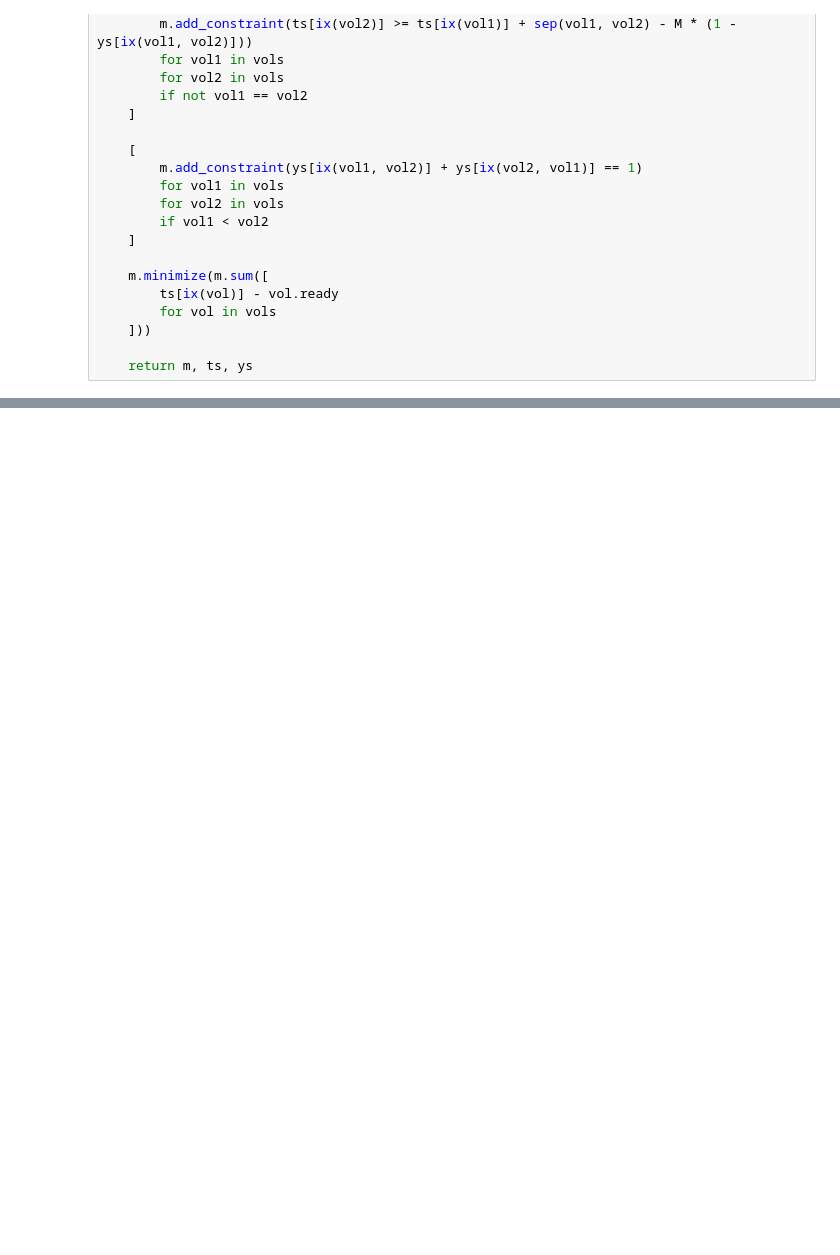
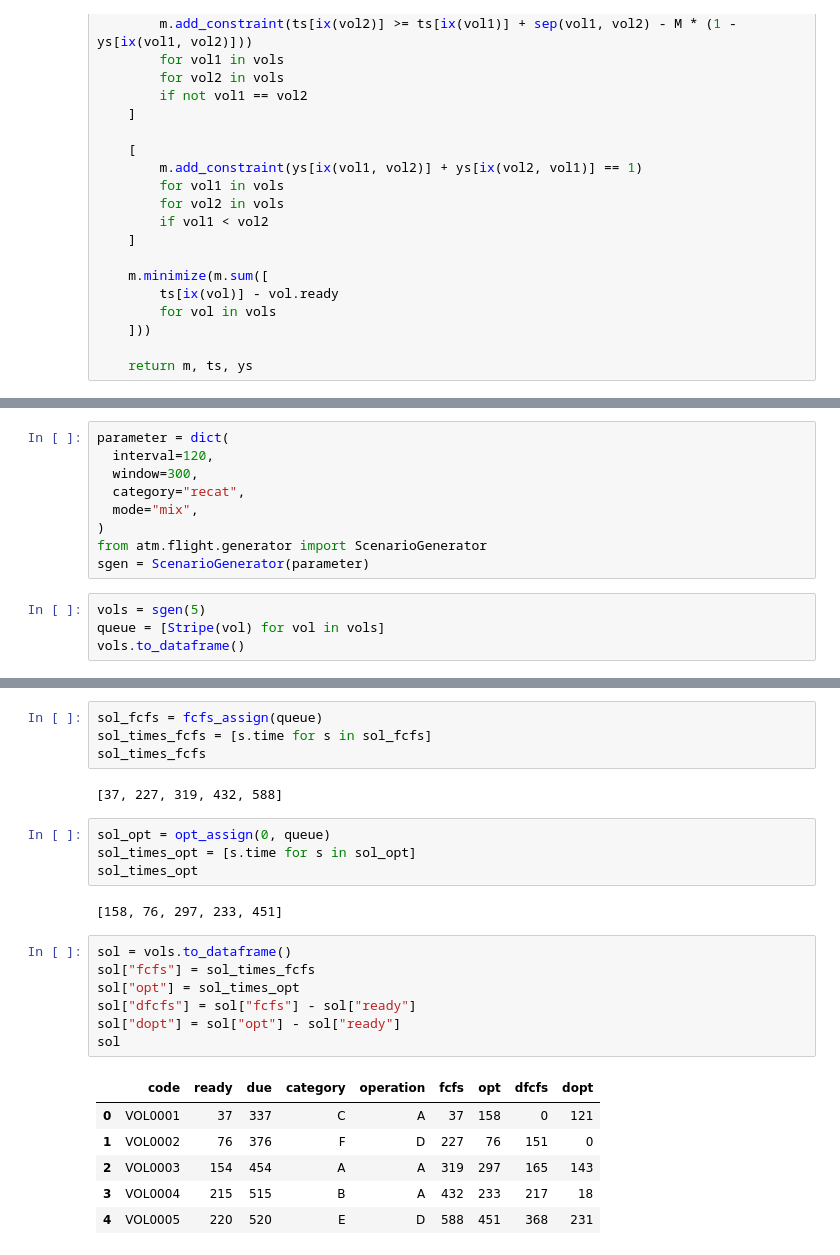
Before and after one commit to xikasan/xatm, a Jupyter notebook: demo/realtime.ipynb, the cells around one changed output, grey strips where cells are left out. Drawn from its saved outputs; the diff is of its cells as text; blank space fills up the shorter version.

```diff
--- a/demo/realtime.ipynb
+++ b/demo/realtime.ipynb
@@ -191,0 +228,13 @@ for time in xsim.generate_step_time(due * 60, dt):
+# %%
+parameter = dict(
+  interval=120,
+  window=300,
+  category="recat",
+  mode="mix",
+)
+from atm.flight.generator import ScenarioGenerator
+sgen = ScenarioGenerator(parameter)
+# %%
+vols = sgen(5)
+queue = [Stripe(vol) for vol in vols]
+vols.to_dataframe()
@@ -191,0 +248,26 @@ for time in xsim.generate_step_time(due * 60, dt):
+# %%
+sol_fcfs = fcfs_assign(queue)
+sol_times_fcfs = [s.time for s in sol_fcfs]
+sol_times_fcfs
+# %% [output]
+[37, 227, 319, 432, 588]
+# %%
+sol_opt = opt_assign(0, queue)
+sol_times_opt = [s.time for s in sol_opt]
+sol_times_opt
+# %% [output]
+[158, 76, 297, 233, 451]
+# %%
+sol = vols.to_dataframe()
+sol["fcfs"] = sol_times_fcfs
+sol["opt"] = sol_times_opt
+sol["dfcfs"] = sol["fcfs"] - sol["ready"]
+sol["dopt"] = sol["opt"] - sol["ready"]
+sol
+# %% [output]
+|  | code | ready | due | category | operation | fcfs | opt | dfcfs | dopt |
+| 0 | VOL0001 | 37 | 337 | C | A | 37 | 158 | 0 | 121 |
+| 1 | VOL0002 | 76 | 376 | F | D | 227 | 76 | 151 | 0 |
+| 2 | VOL0003 | 154 | 454 | A | A | 319 | 297 | 165 | 143 |
+| 3 | VOL0004 | 215 | 515 | B | A | 432 | 233 | 217 | 18 |
+| 4 | VOL0005 | 220 | 520 | E | D | 588 | 451 | 368 | 231 |
```
Also changed, not shown: parts of 11 cells of this notebook, 1 other file.
